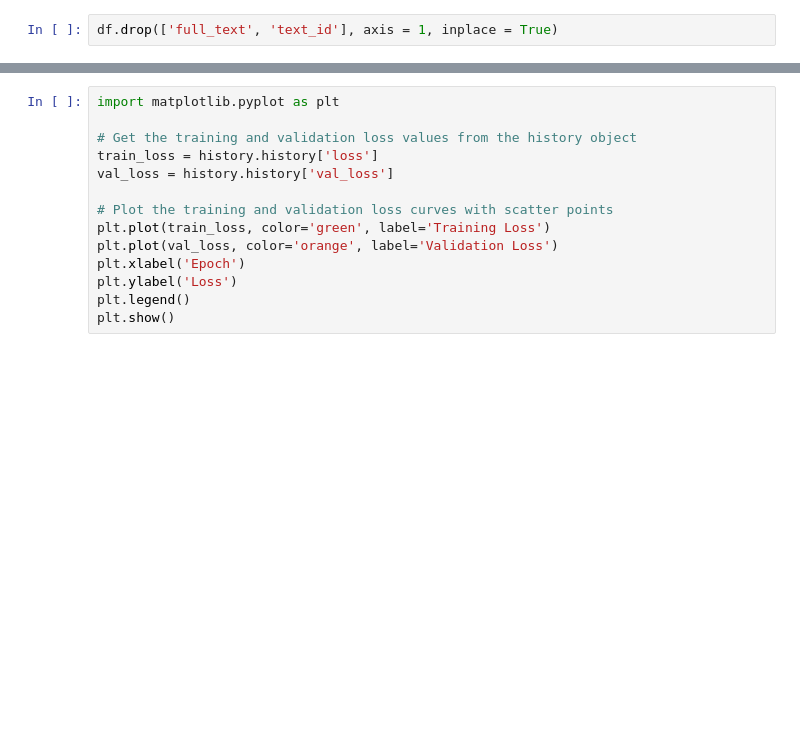
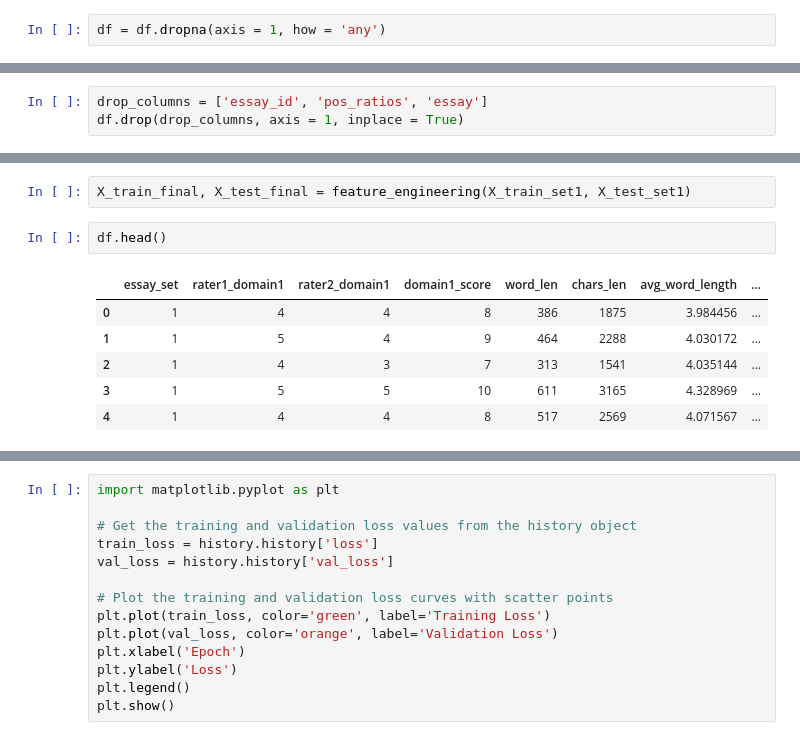
Before and after one commit to suhasmaddali/English-Language-Learning-Prediction-with-AI-and-Machine-Learning, a Jupyter notebook: CNN Models.ipynb, the cells around one changed output, grey strips where cells are left out. Drawn from its saved outputs; the diff is of its cells as text; blank space fills up the shorter version.

```diff
--- a/CNN Models.ipynb
+++ b/CNN Models.ipynb
@@ -27,2 +37,2 @@ df.head()
 # %%
-df.drop(['full_text', 'text_id'], axis = 1, inplace = True)
+df = df.dropna(axis = 1, how = 'any')
@@ -71,0 +39,3 @@ def calc_r2_score(y_true, y_pred):
+# %%
+drop_columns = ['essay_id', 'pos_ratios', 'essay']
+df.drop(drop_columns, axis = 1, inplace = True)
@@ -155,0 +210,11 @@ The shape of output test data: (783,)
+# %%
+X_train_final, X_test_final = feature_engineering(X_train_set1, X_test_set1)
+# %%
+df.head()
+# %% [output]
+|  | essay_set | rater1_domain1 | rater2_domain1 | domain1_score | word_len | chars_len | avg_word_length | ... |
+| 0 | 1 | 4 | 4 | 8 | 386 | 1875 | 3.984456 | ... |
+| 1 | 1 | 5 | 4 | 9 | 464 | 2288 | 4.030172 | ... |
+| 2 | 1 | 4 | 3 | 7 | 313 | 1541 | 4.035144 | ... |
+| 3 | 1 | 5 | 5 | 10 | 611 | 3165 | 4.328969 | ... |
+| 4 | 1 | 4 | 4 | 8 | 517 | 2569 | 4.071567 | ... |
```
Also changed, not shown: parts of 30 cells of this notebook.
